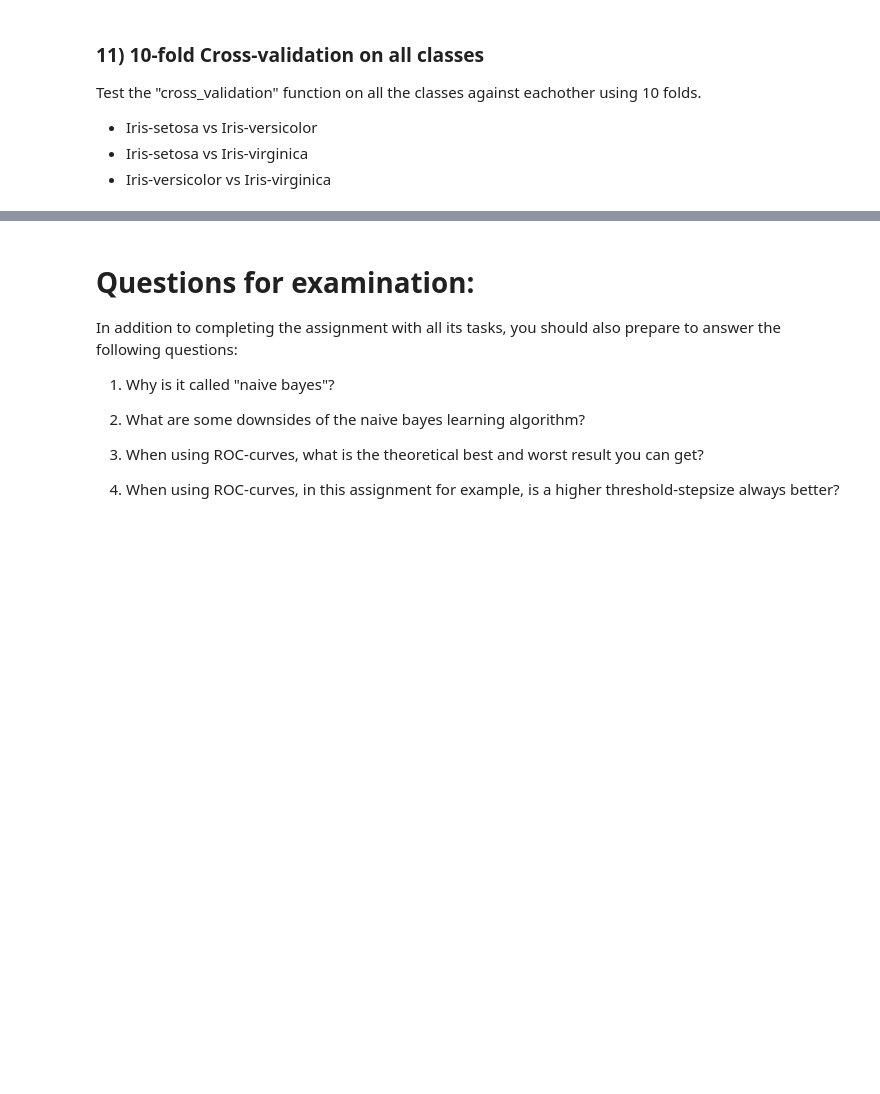
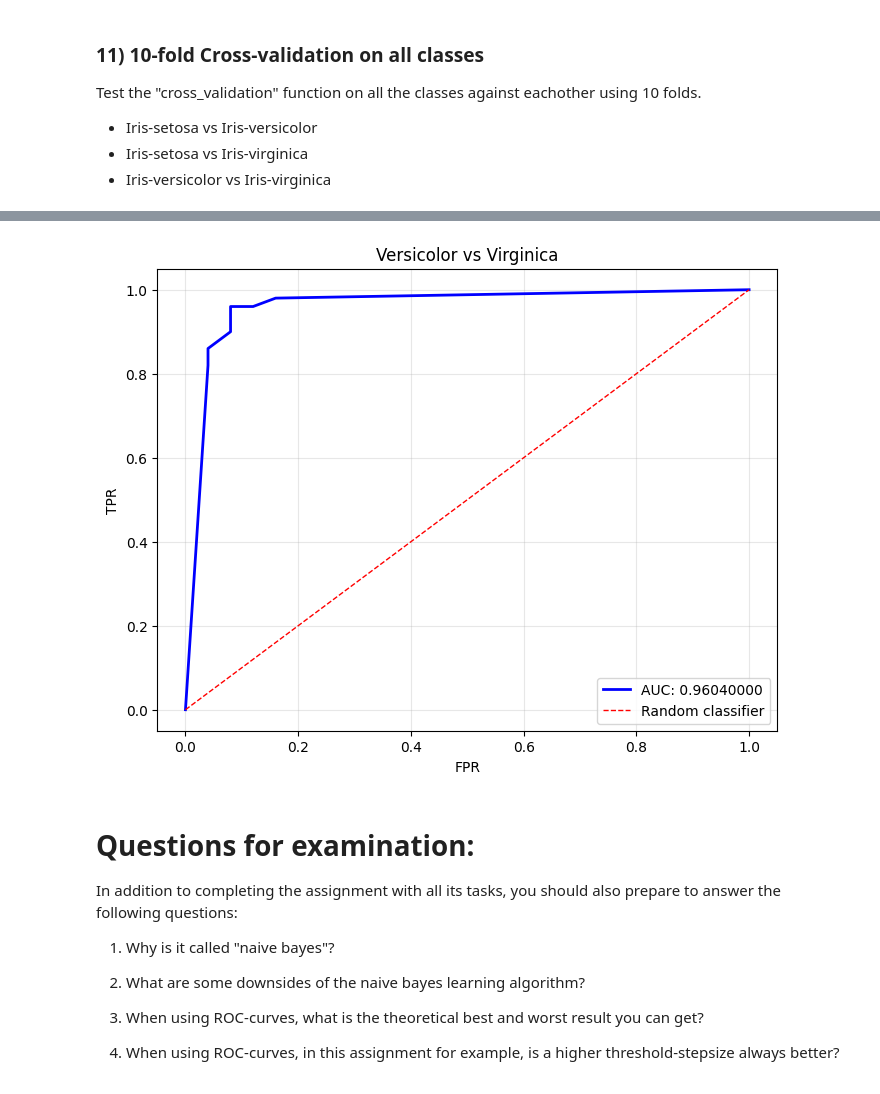
Before and after one commit to andrej-kutny/ml-naive-bayes, a Jupyter notebook: ML-Assignment 1 - Vladimir Giustacchini, Andrej Kutny.ipynb, the cells around one changed output, grey strips where cells are left out. Cells and saved outputs as stored; diff of their text form; code cells hidden in the pictures; blank space fills up the shorter version.

```diff
--- a/ML-Assignment 1 - Vladimir Giustacchini, Andrej Kutny.ipynb
+++ b/ML-Assignment 1 - Vladimir Giustacchini, Andrej Kutny.ipynb
@@ -575,3 +535,7 @@ np.float64(1.0)
+# %%
+cross_validation(iris_versicolor, iris_virginica, title="Versicolor vs Virginica")
+# %% [output]
+[figure, added]
 # %% [markdown]
 # Questions for examination:
 
```
Also changed, not shown: parts of 33 cells of this notebook.
